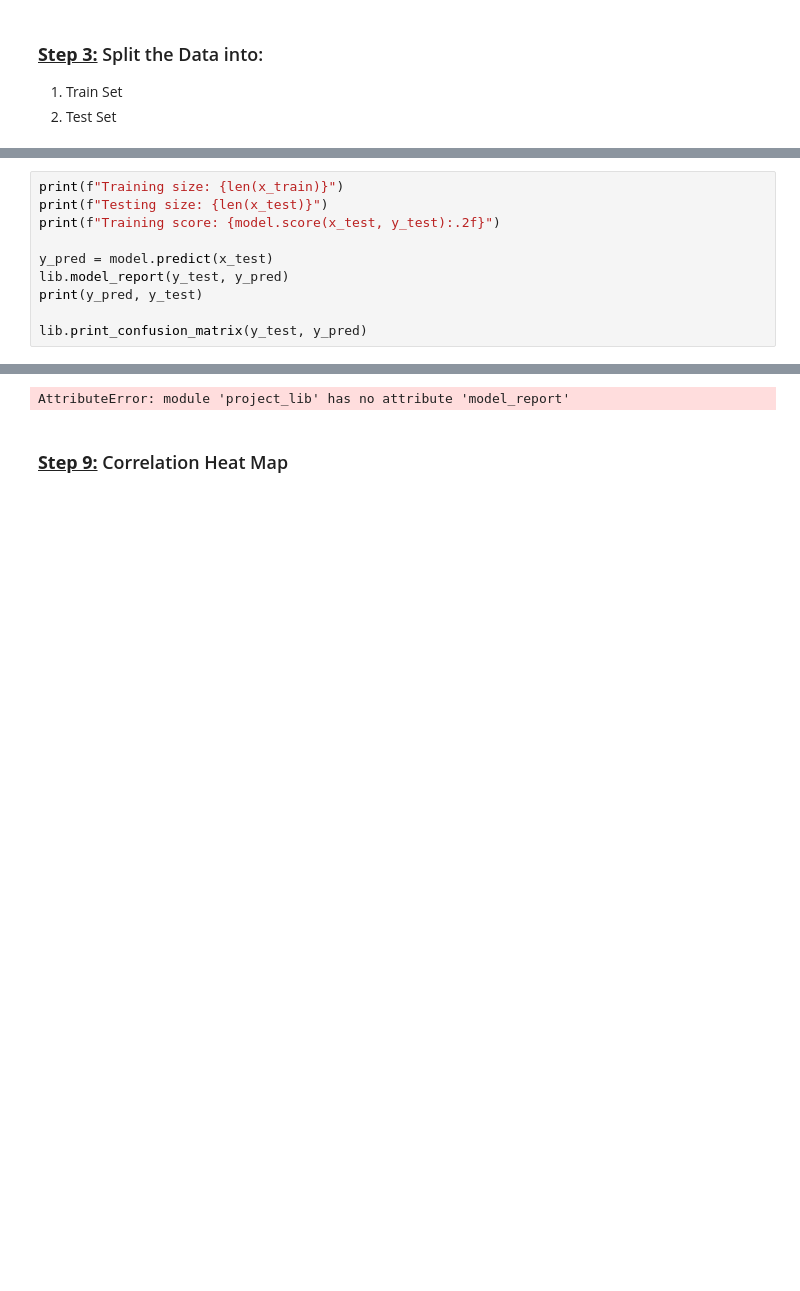
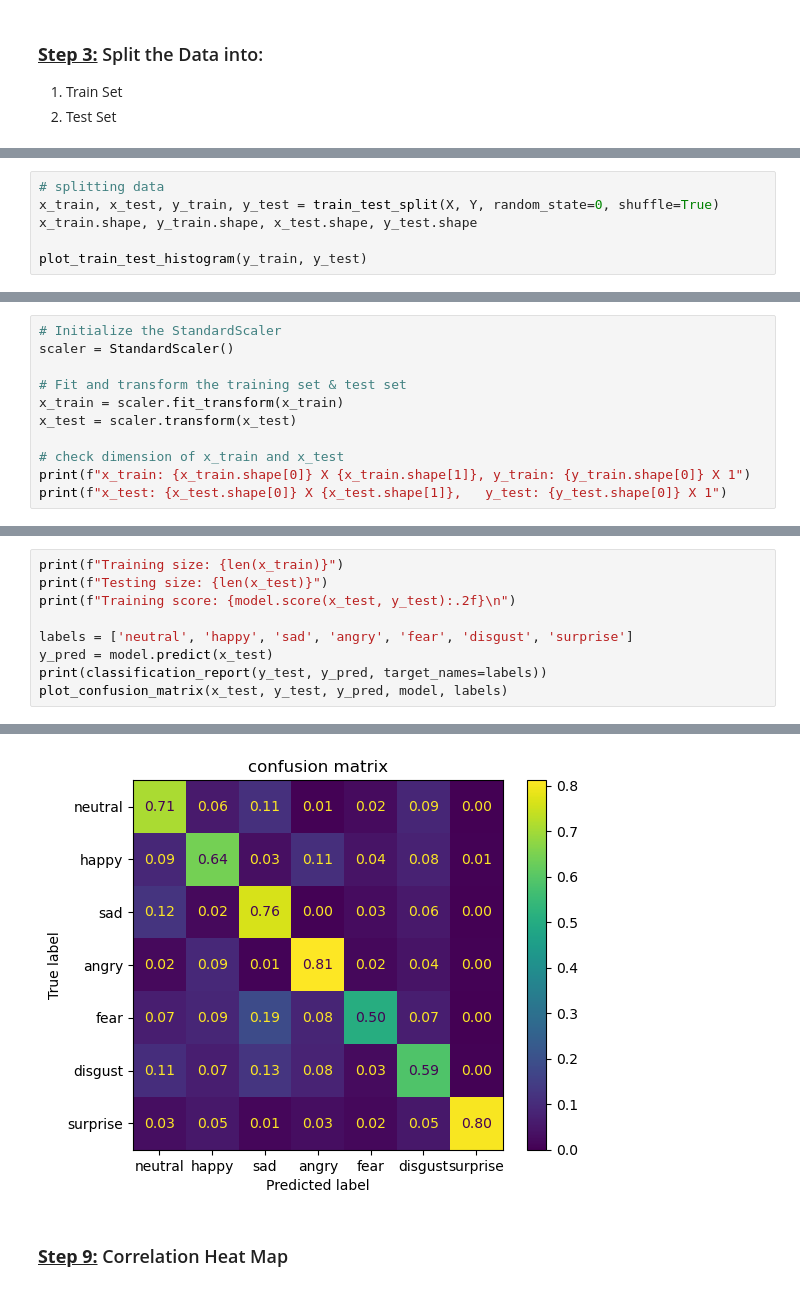
Before and after one commit to netazuz/Emotion-Classification, a Jupyter notebook: feature_extraction.ipynb, the cells around one changed output, grey strips where cells are left out. Cells and saved outputs as stored; diff of their text form; blank space fills up the shorter version.

```diff
--- a/feature_extraction.ipynb
+++ b/feature_extraction.ipynb
@@ -733,0 +705,6 @@ scale_data(x_train, x_test)
+# %%
+# splitting data
+x_train, x_test, y_train, y_test = train_test_split(X, Y, random_state=0, shuffle=True)
+x_train.shape, y_train.shape, x_test.shape, y_test.shape
+
+plot_train_test_histogram(y_train, y_test)
@@ -733,0 +724,11 @@ scale_data(x_train, x_test)
+# %%
+# Initialize the StandardScaler
+scaler = StandardScaler()
+
+# Fit and transform the training set & test set
+x_train = scaler.fit_transform(x_train)
+x_test = scaler.transform(x_test)
+
+# check dimension of x_train and x_test
+print(f"x_train: {x_train.shape[0]} X {x_train.shape[1]}, y_train: {y_train.shape[0]} X 1")
+print(f"x_test: {x_test.shape[0]} X {x_test.shape[1]},   y_test: {y_test.shape[0]} X 1")
@@ -850,13 +794,12 @@ plt.show()
 # %%
 print(f"Training size: {len(x_train)}")
 print(f"Testing size: {len(x_test)}")
-print(f"Training score: {model.score(x_test, y_test):.2f}")
+print(f"Training score: {model.score(x_test, y_test):.2f}\n")
 
+labels = ['neutral', 'happy', 'sad', 'angry', 'fear', 'disgust', 'surprise']
 y_pred = model.predict(x_test)
-lib.model_report(y_test, y_pred)
-print(y_pred, y_test)
-
-lib.print_confusion_matrix(y_test, y_pred)
+print(classification_report(y_test, y_pred, target_names=labels))
+plot_confusion_matrix(x_test, y_test, y_pred, model, labels)
 # %% [output]
 Training size: 27364
 Testing size: 9122
@@ -864,4 +821,4 @@ Training score: 0.68
-AttributeError: module 'project_lib' has no attribute 'model_report'
+[figure, added]
 # %% [markdown]
 ### **<u>Step 9:</u>** Correlation Heat Map
 # %%
```
Also changed, not shown: parts of 43 cells of this notebook, 1 other file.
